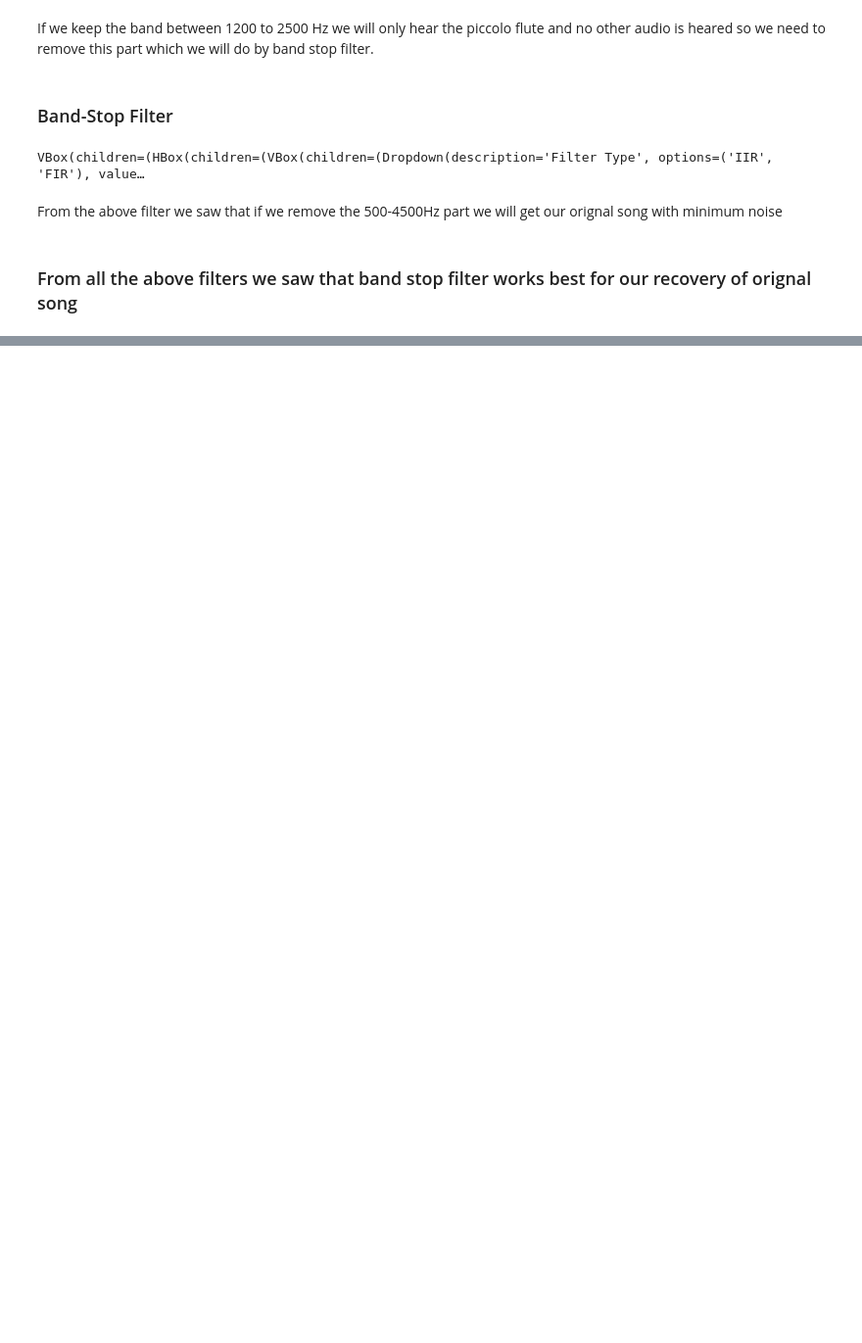
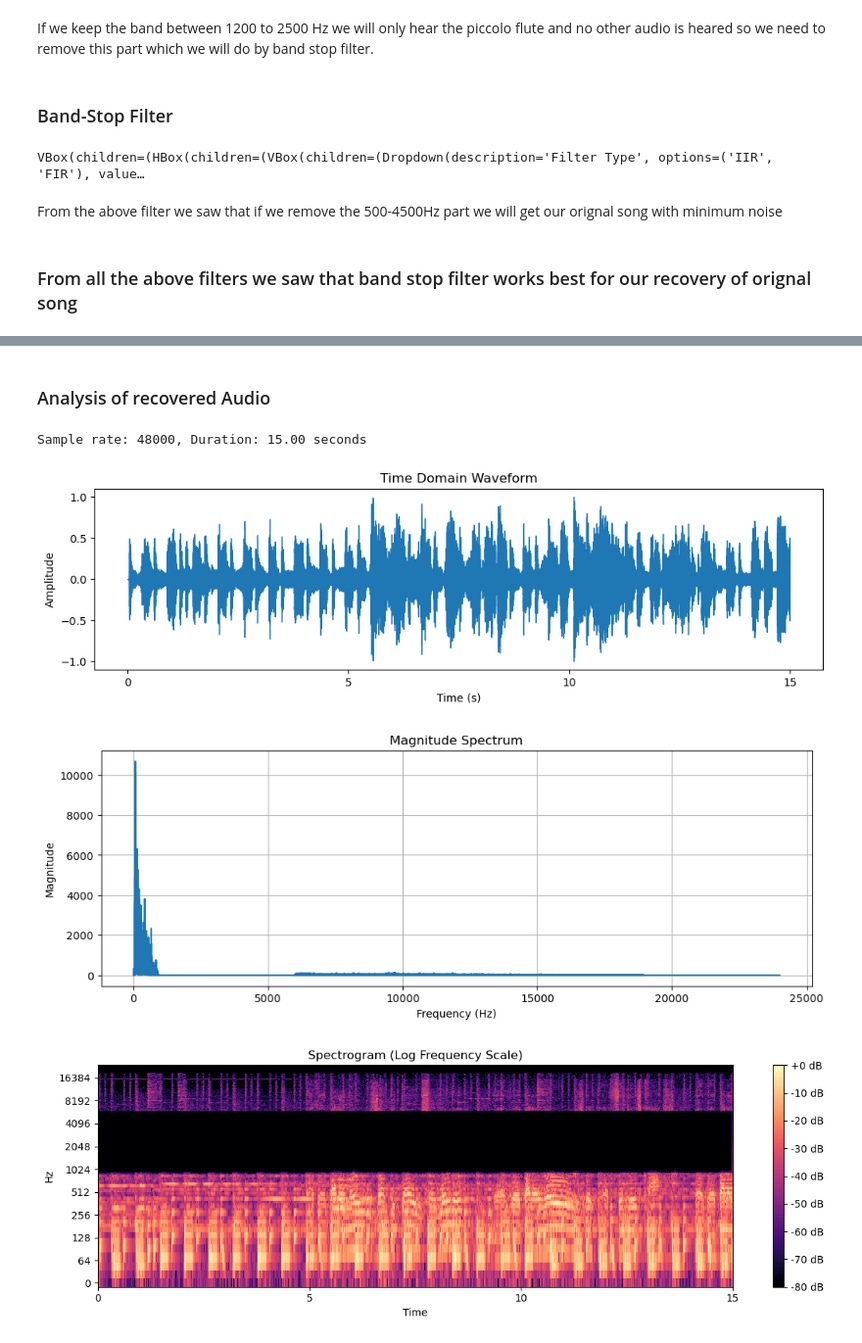
Before and after one commit to GOW1455/Freq_Mix_Demix, a Jupyter notebook: Question_2.ipynb, the cells around one changed output, grey strips where cells are left out. Shown at 98% size. Saved outputs shown, nothing was run; the diff lists cells and outputs as text; code cells hidden in the pictures; blank space fills up the shorter version.

```diff
--- a/Question_2.ipynb
+++ b/Question_2.ipynb
@@ -434,0 +516,42 @@ From the above filter we saw that if we remove the 500-4500Hz part we will get o
+# %% [markdown]
+### Analysis of recovered Audio
+# %%
+audio_path = './restored_audio.wav'
+y, sr = librosa.load(audio_path, sr=None)
+print(f"Sample rate: {sr}, Duration: {len(y)/sr:.2f} seconds")
+
+y = y / np.max(np.abs(y))
+nyq = 0.5 * sr
+
+plt.figure(figsize=(12, 3))
+librosa.display.waveshow(y, sr=sr)
+plt.title("Time Domain Waveform")
+plt.xlabel("Time (s)")
+plt.ylabel("Amplitude")
+plt.show()
+
+Y = np.fft.fft(y)
+frequencies = np.fft.fftfreq(len(Y), d=1/sr)
+
+plt.figure(figsize=(12, 4))
+plt.plot(frequencies[:len(frequencies)//2], np.abs(Y)[:len(Y)//2])
+plt.title("Magnitude Spectrum")
+plt.xlabel("Frequency (Hz)")
+plt.ylabel("Magnitude")
+plt.grid(True)
+plt.show()
+
+D = librosa.stft(y)
+S_db = librosa.amplitude_to_db(np.abs(D), ref=np.max)
+
+plt.figure(figsize=(12, 4))
+librosa.display.specshow(S_db, sr=sr, x_axis='time', y_axis='log', cmap='magma')
+plt.colorbar(format="%+2.0f dB")
+plt.title("Spectrogram (Log Frequency Scale)")
+plt.tight_layout()
+plt.show()
+# %% [output]
+Sample rate: 48000, Duration: 15.00 seconds
+[figure, added]
+[figure, added]
+[figure, added]
```
Also changed, not shown: parts of 4 cells of this notebook, 1 other file.
